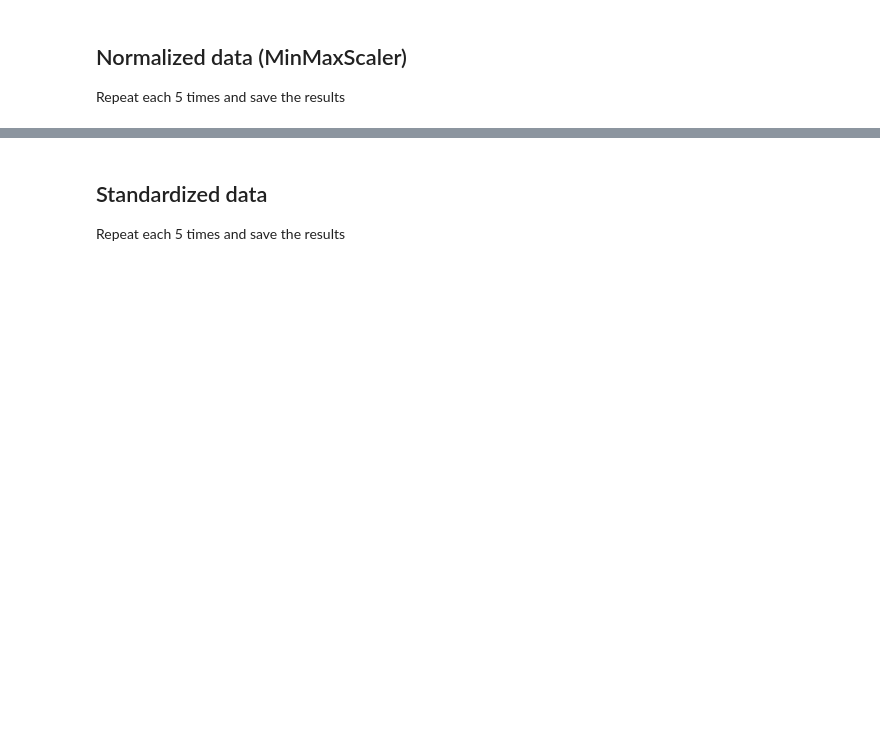
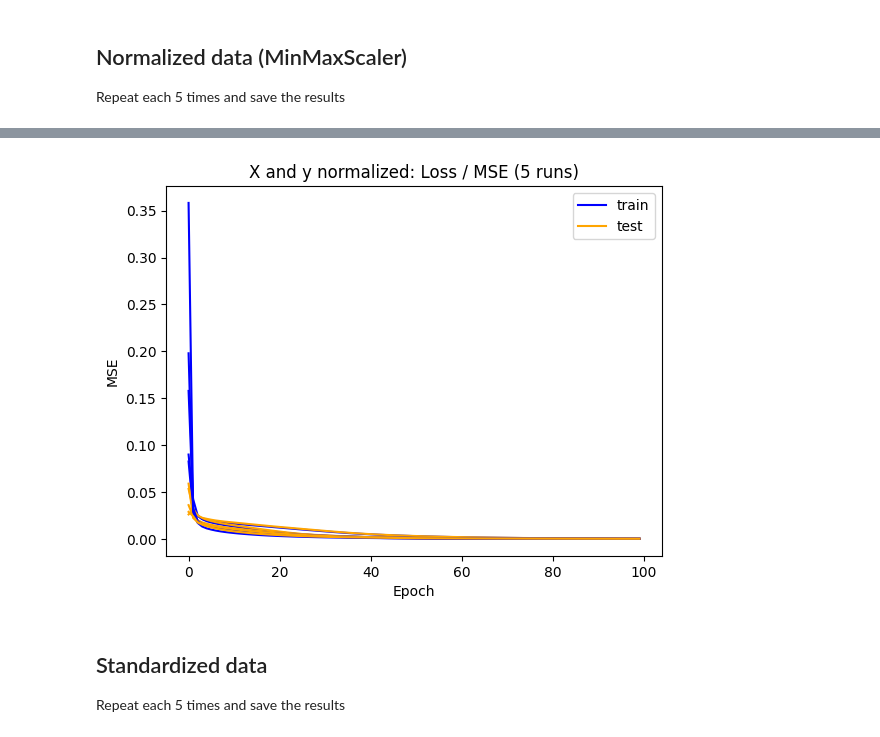
Before and after one commit to dineshsinghbisht/masterdegree, a Jupyter notebook: exercises/advdeeplearningNneuralnetwork/exc4/Exercise4-S25.ipynb, the cells around one changed output, grey strips where cells are left out. Drawn from its saved outputs; the diff is of its cells as text; code cells hidden in the pictures; blank space fills up the shorter version.

```diff
--- a/exercises/advdeeplearningNneuralnetwork/exc4/Exercise4-S25.ipynb
+++ b/exercises/advdeeplearningNneuralnetwork/exc4/Exercise4-S25.ipynb
@@ -102,0 +232,10 @@ Repeat each 5 times and save the results
+# %%
+# Version 2: X and y normalized
+
+# Evaluate model: mse
+# Implementation comes to this cell
+
+for run in range(5):
+    print(f"Run {run + 1}: Train MSE = {normxy_train_mse[run]:.6f}, Test MSE = {normxy_test_mse[run]:.6f}")
+
+print(f"\nX and y normalized → Mean test MSE: {mean(normxy_test_mse):.6f} (± {std(normxy_test_mse):.6f})")
@@ -103,3 +250,20 @@ Repeat each 5 times and save the results
+# %%
+# Version 2: X and y normalized
+
+# Plot loss during training
+# Implementation comes to this cell
+
+for run in range(5):
+    pyplot.plot(normxy_histories[run].history['loss'], color='blue', label='train' if run == 0 else None)
+    pyplot.plot(normxy_histories[run].history['val_loss'], color='orange', label='test' if run == 0 else None)
+
+pyplot.title('X and y normalized: Loss / MSE (5 runs)')
+pyplot.xlabel('Epoch')
+pyplot.ylabel('MSE')
+pyplot.legend()
+pyplot.show()
+# %% [output]
+[figure, added]
 # %% [markdown]
 ## Standardized data
 Repeat each 5 times and save the results
```
Also changed, not shown: parts of 30 cells of this notebook.
